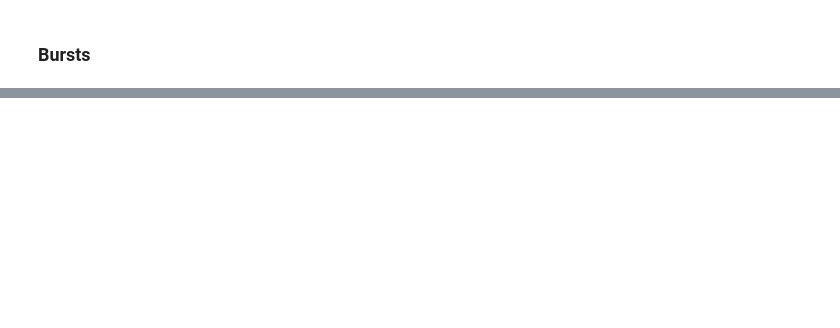
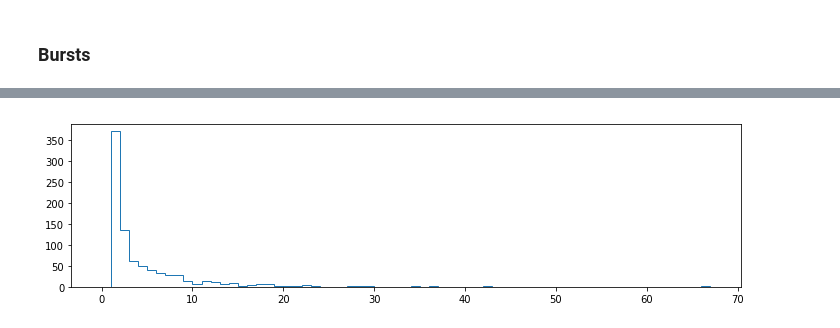
Before and after one commit to remislp/EKDIST, a Jupyter notebook: EKDIST_example.ipynb, the cells around one changed output, grey strips where cells are left out. Saved outputs shown, nothing was run; the diff lists cells and outputs as text; code cells hidden in the pictures; blank space fills up the shorter version.

```diff
--- a/EKDIST_example.ipynb
+++ b/EKDIST_example.ipynb
@@ -164,0 +164,10 @@ fig = ekplot.histogram_xlog_ysqrt_data(blength, rec.tres, fitpars=result3.x, xla
+# %%
+nops = br.get_list_number_openings()
+# %%
+import numpy as np
+fig = plt.figure(figsize=(12,3))
+ax = fig.add_subplot(111)
+bins = np.arange(0., max(nops)+1, 1)
+ax.hist(nops, bins, histtype='step');
+# %% [output]
+[figure, added]
```
Also changed, not shown: parts of 9 cells of this notebook, 3 other files.
